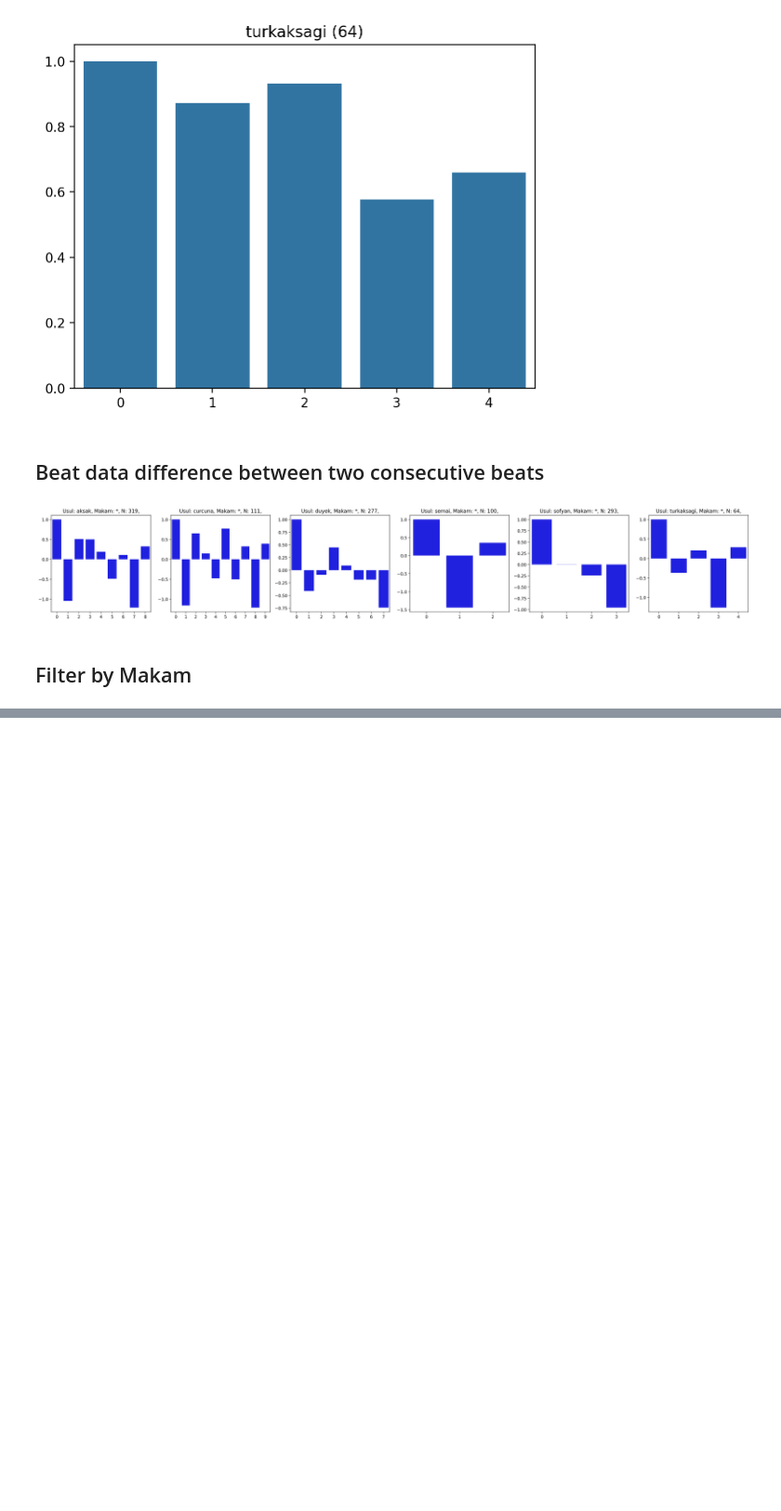
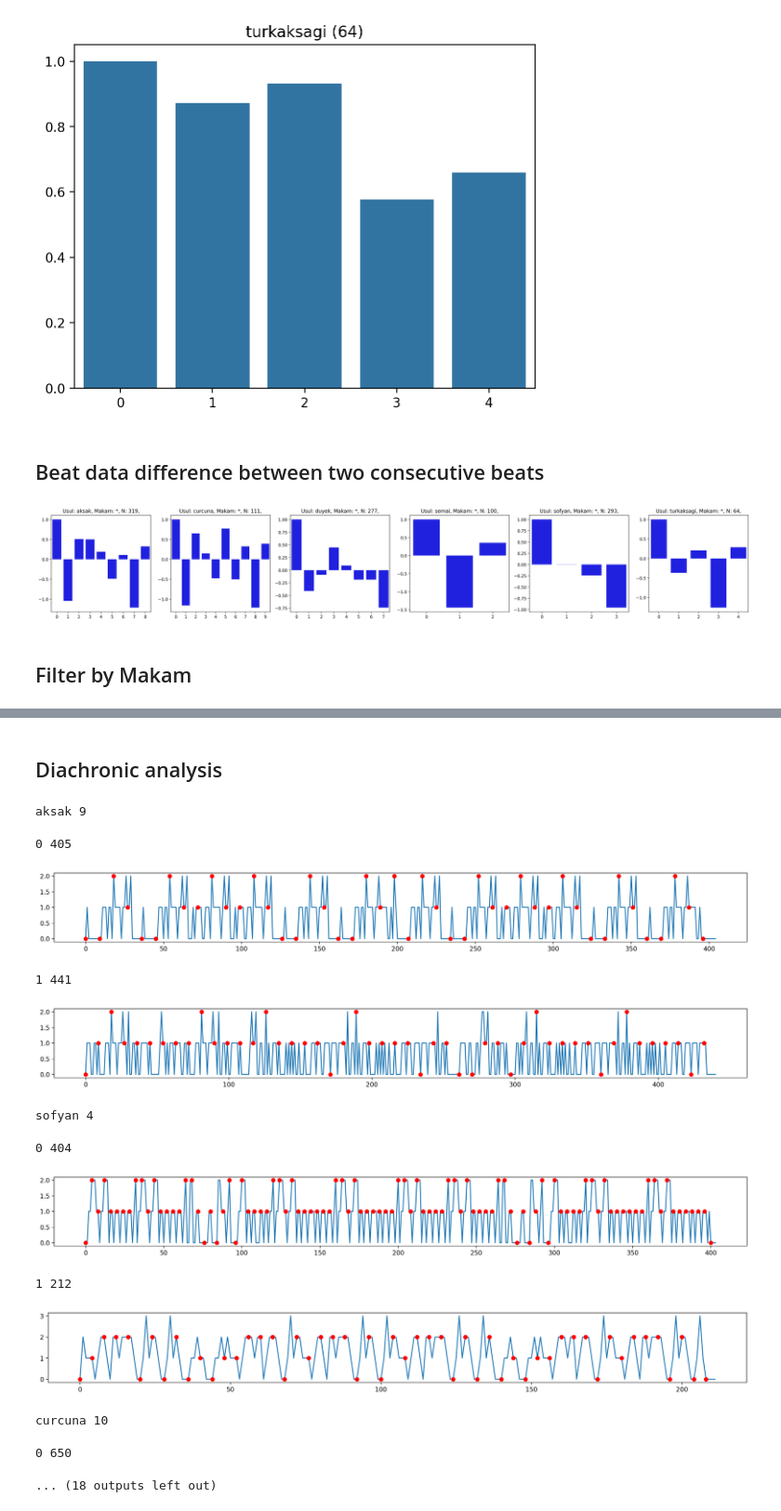
Before and after one commit to alexvilanovab/makam-amplab, a Jupyter notebook: alex.ipynb, the cells around one changed output, grey strips where cells are left out. Shown at 93% size. Drawn from its saved outputs; the diff is of its cells as text; code cells hidden in the pictures; blank space fills up the shorter version.

Commit message:
add diachronic thing

```diff
--- a/alex.ipynb
+++ b/alex.ipynb
@@ -481,0 +484,31 @@ for i, (makam, count) in enumerate(sorted_occurrences[:6]):
+# %% [markdown]
+## Diachronic analysis
+# %%
+beat_diff = analyse_and_plot_beat_diff(df, plot=False)
+for usul, data in beat_diff.items():
+    measure_length = data['measure_length']
+    print(usul, measure_length)
+    for i, diff in list(enumerate(data['full_beat_data_diff']))[:2]:
+    # for i, diff in list(enumerate(data['full_beat_data']))[:5]:
+
+        print(i, len(diff))
+        plt.figure(figsize=(20, 2))
+        sns.lineplot(data=diff)
+        for i, beat in enumerate(diff):
+            if i % measure_length == 0:
+                plt.plot(i, beat, 'ro')
+        plt.show()
+# %% [output]
+aksak 9
+0 405
+[figure, added]
+1 441
+[figure, added]
+sofyan 4
+0 404
+[figure, added]
+1 212
+[figure, added]
+curcuna 10
+0 650
+... (18 outputs left out)
```
Also changed, not shown: parts of 3 cells of this notebook.
